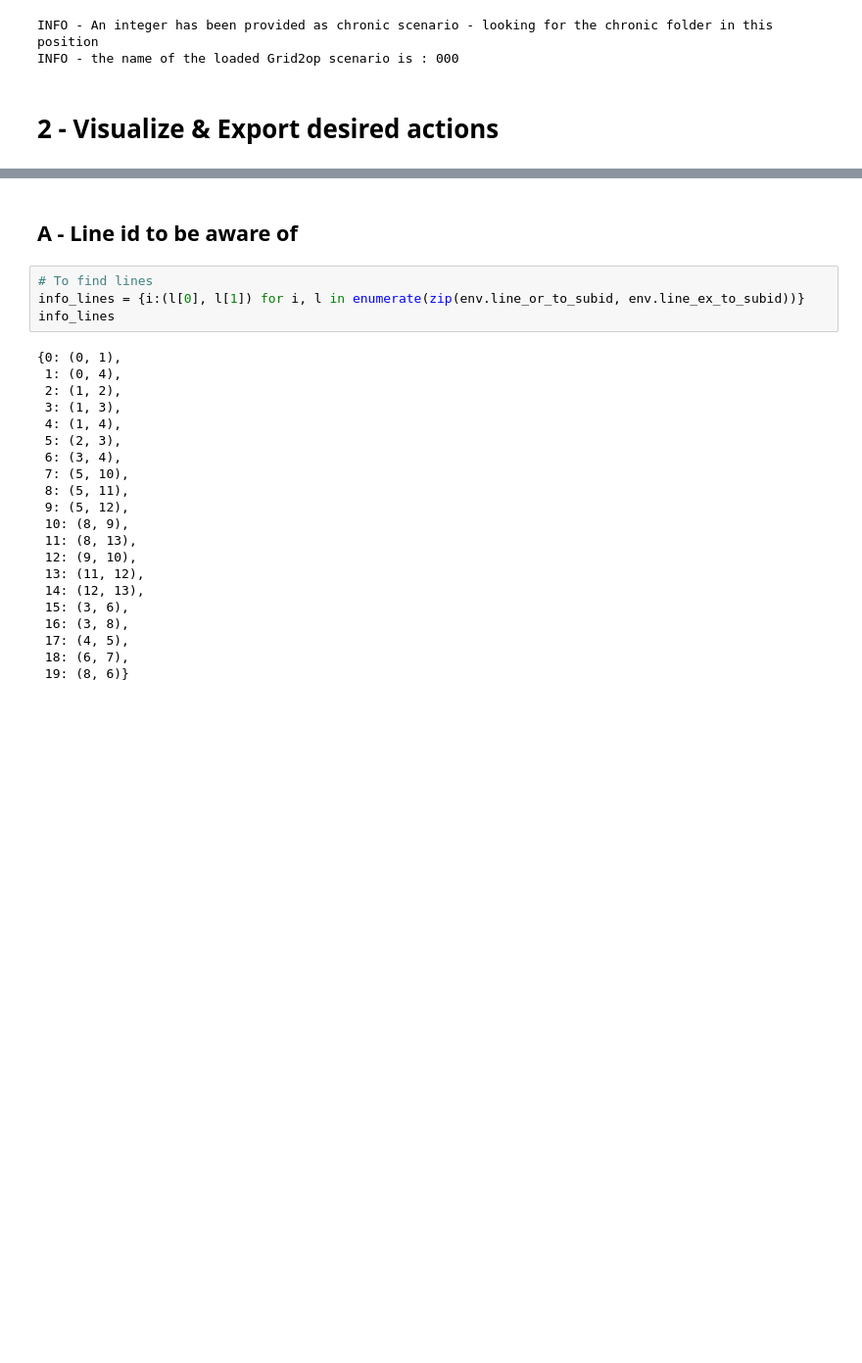
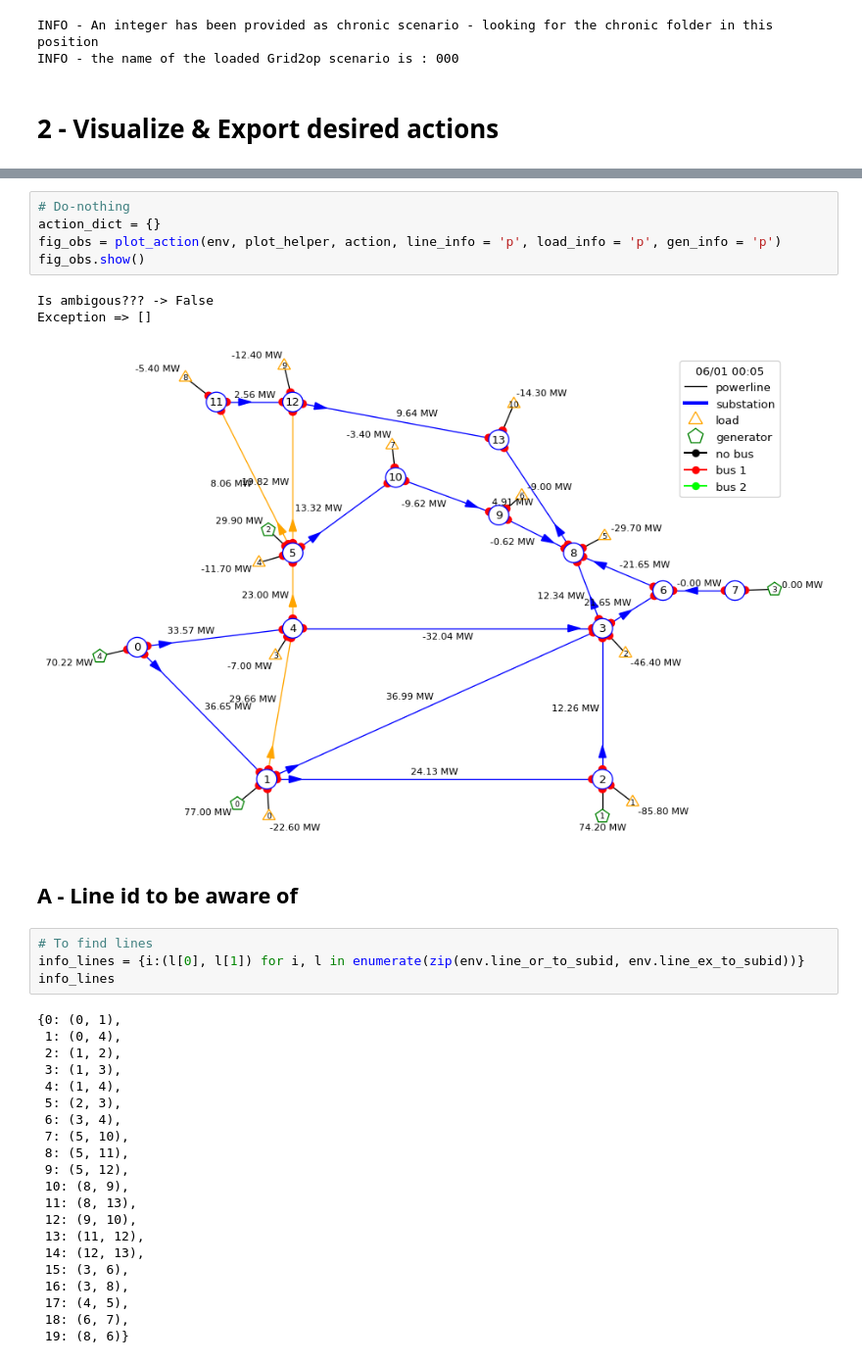
Before and after one commit to marota/Oracle4Grid, a Jupyter notebook: oracle4grid/core/actions_utils/Atomic_Actions_Helper.ipynb, the cells around one changed output, grey strips where cells are left out. Shown at 98% size. Cells and saved outputs as stored; diff of their text form; blank space fills up the shorter version.

```diff
--- a/oracle4grid/core/actions_utils/Atomic_Actions_Helper.ipynb
+++ b/oracle4grid/core/actions_utils/Atomic_Actions_Helper.ipynb
@@ -38,3 +43,12 @@ init_topo_vect, init_line_status = get_initial_configuration(env)
+# %%
+# Do-nothing
+action_dict = {}
+fig_obs = plot_action(env, plot_helper, action, line_info = 'p', load_info = 'p', gen_info = 'p')
+fig_obs.show()
+# %% [output]
+Is ambigous??? -> False
+Exception => []
+[figure, added]
 # %% [markdown]
 ## A - Line id to be aware of
 # %%
```
Also changed, not shown: parts of 14 cells of this notebook, 6 other files.
